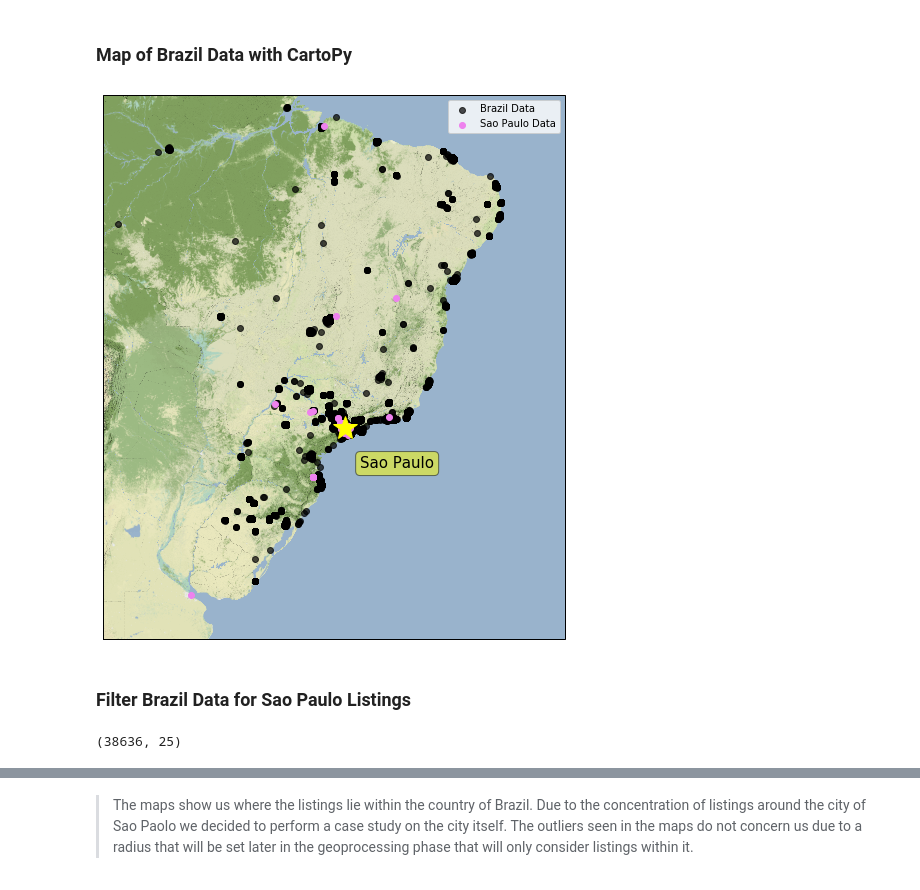
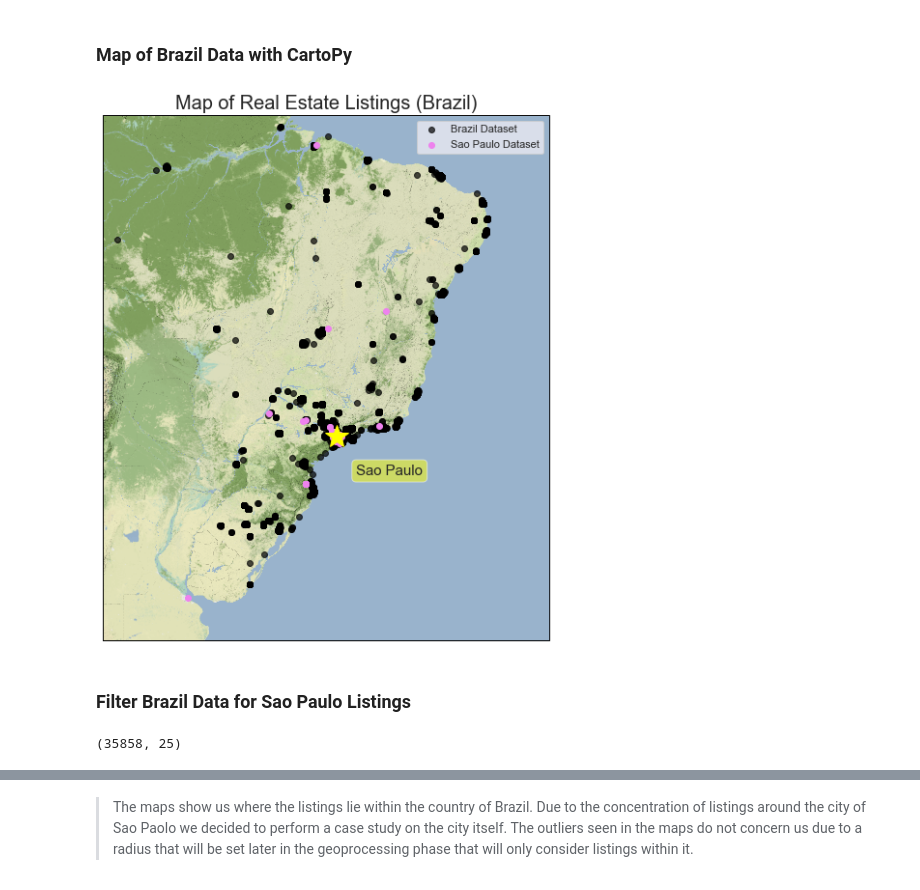
Before and after one commit to q-downgrade/informal-settlement-identification, a Jupyter notebook: eda/EDA.ipynb, the cells around one changed output, grey strips where cells are left out. Saved outputs shown, nothing was run; the diff lists cells and outputs as text; code cells hidden in the pictures.

```diff
--- a/eda/EDA.ipynb
+++ b/eda/EDA.ipynb
@@ -91,5 +121,5 @@ geo_data_br = data_br[data_br['lat_lon'].isnull() != 1]
 # %%
-geo_data_sp = data_sp[data_sp['Latitude'].isnull() != 1]
+geo_data_sp = data_sp[data_sp['Latitude'].isnull() != 1].reset_index(drop= True)
 # %% [markdown]
 ## Investigating Assumed Key Features
 # %% [markdown]
@@ -97,2 +129,4 @@ geo_data_sp = data_sp[data_sp['Latitude'].isnull() != 1]
+# %%
+geo_data_br = geo_data_br[geo_data_br['price'].isnull() == 0].reset_index(drop=True)
 # %% [markdown]
 #### Sao Paulo Data
@@ -133,0 +174,8 @@ np.log(geo_data_br['price']).hist();
+# %%
+sns.set(rc={'figure.figsize':(6, 6)})
+sns.distplot(geo_data_br['price'],
+             kde= False,
+             axlabel='Price'
+
+             ).set_title('Distribution of Prices for Brazil Dataset')
+;
@@ -133,0 +185,7 @@ np.log(geo_data_br['price']).hist();
+# %%
+sns.set(rc={'figure.figsize':(6, 6)})
+sns.distplot(np.log(geo_data_br['price']),
+             kde= False,
+             axlabel='Price'
+
+            ).set_title('Distribution of Log Prices for Brazil Dataset');
@@ -153,74 +217,73 @@ plt.scatter(geo_data_sp['Longitude'], geo_data_sp['Latitude']);
 # %% [markdown]
 ### Map of Brazil Data with CartoPy
 # %%
-    # Create a Stamen Terrain instance.
+# Create a Stamen Terrain instance.
 stamen_terrain = cimgt.StamenTerrain()
 fig = plt.figure(figsize=(10, 10))
 
 
-    # Create a GeoAxes in the tile's projection.
+# Create a GeoAxes in the tile's projection.
 ax = fig.add_subplot(1,1,1,projection=stamen_terrain.crs)
-#ax.add_feature(cfeature.STATES.with_scale('10m'))
-#ax.add_feature(rivers_50m, facecolor='None', edgecolor='b')
 
-    # Limit the extent of the map to a small longitude/latitude range.
+# Limit the extent of the map to a small longitude/latitude range.
 ax.set_extent([-65, -30, 1, -36])
 
-    # Add the Stamen data at zoom level 12.
+# Add the Stamen data at zoom level 12.
 ax.add_image(stamen_terrain, 7)
 
 
-    # Add a marker.
+# Add a marker.
 plt.plot(-46.6333, -23.5505, marker='*', color='yellow', markersize=25,
              alpha= 1, transform=ccrs.Geodetic())
 
 
-    # Use the cartopy interface to create a matplotlib transform object
-    # for the Geodetic coordinate system. We will use this along with
-    # matplotlib's offset_copy function to define a coordinate system which
-    # translates the text by 25 pixels to the left.
+# Use the cartopy interface to create a matplotlib transform object
+# for the Geodetic coordinate system. We will use this along with
+# matplotlib's offset_copy function to define a coordinate system which
+# translates the text by 25 pixels to the left.
 geodetic_transform = ccrs.Geodetic()._as_mpl_transform(ax)
 text_transform = offset_copy(geodetic_transform, units='dots', x=-25)
 
     # Add text.
 plt.text(-38, -26, u'Sao Paulo',
              verticalalignment='center', horizontalalignment='right',
              transform=text_transform,
          fontdict={'size': 15},
              bbox=dict(facecolor='yellow', alpha=0.5, boxstyle='round'))
 # Brazil Data
 plt.scatter(geo_data_br['lon'], geo_data_br['lat'],
          color='black', marker='o',
          transform=ccrs.Geodetic(),
          alpha = 0.7,
-         label= 'Brazil Data'
+         label= 'Brazil Dataset'
          )
 
 # Sao Paulo Data
 plt.scatter(geo_data_sp['Longitude'], geo_data_sp['Latitude'],
          color='violet', marker='o',
          transform=ccrs.Geodetic(),
          alpha = 1,
-         label= 'Sao Paulo Data'
+         label= 'Sao Paulo Dataset'
          )
 
+plt.title('Map of Real Estate Listings (Brazil)', size= 20)
 plt.legend()
 plt.show()
 
 
 #https://scitools.org.uk/cartopy/docs/v0.15/examples/eyja_volcano.html
 # %% [output]
-[figure, old version]
+[figure, new version]
 # %% [markdown]
 ### Filter Brazil Data for Sao Paulo Listings
 # %%
 mask = geo_data_br.applymap(lambda x: '|São Paulo|' in str(x))
-geo_data_br_sp = geo_data_br[mask.any(axis=1)]
+geo_data_br_sp = geo_data_br[mask.any(axis=1)].reset_index(drop= True)
 
 # Shape of filtered dataset
 geo_data_br_sp.shape
 # %% [output]
-(38636, 25)
+(35858, 25)
 # %%
     # Create a Stamen Terrain instance.
 stamen_terrain = cimgt.StamenTerrain()
```
Also changed, not shown: parts of 32 cells of this notebook, 3 other files.
